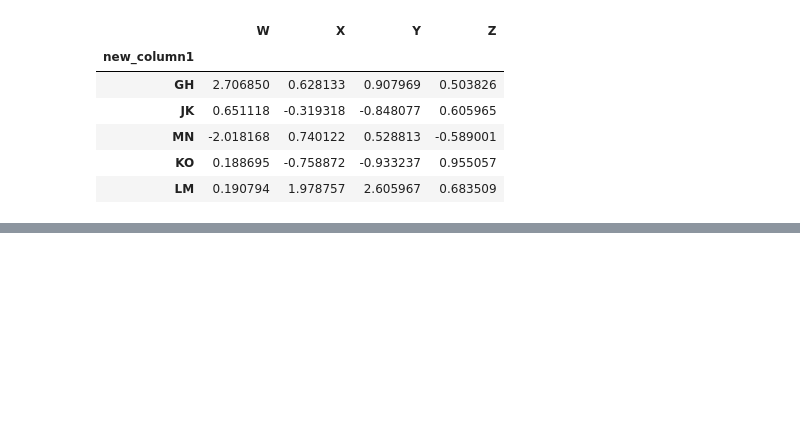
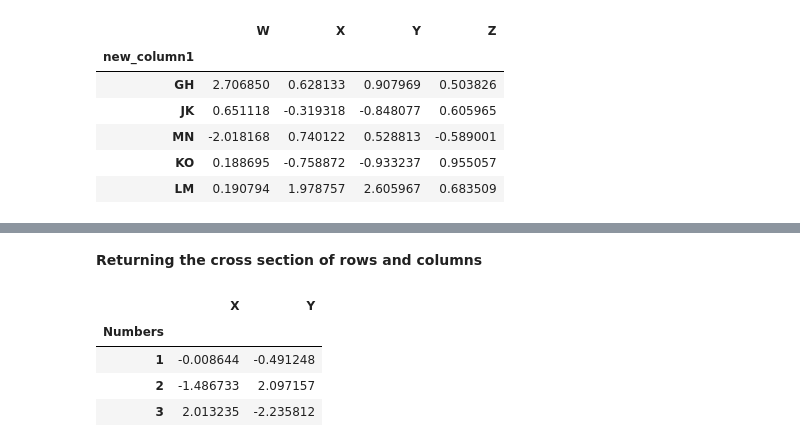
Before and after one commit to subhajitmajumder/python_program, a Jupyter notebook: me_Pandas.ipynb, the cells around one changed output, grey strips where cells are left out. Saved outputs shown, nothing was run; the diff lists cells and outputs as text; code cells hidden in the pictures; blank space fills up the shorter version.

```diff
--- a/me_Pandas.ipynb
+++ b/me_Pandas.ipynb
@@ -483,0 +577,17 @@ df.set_index('new_column1')
+# %% [markdown]
+**Returning the cross section of rows and columns**
+# %%
+#Lets grab everything under outside index G2
+
+# Method 1
+df.loc['G1']
+df
+
+#Method 2
+df.xs('G1')
+# %% [output]
+|  | X | Y |
+| Numbers |  |  |
+| 1 | -0.008644 | -0.491248 |
+| 2 | -1.486733 | 2.097157 |
+| 3 | 2.013235 | -2.235812 |
```
Also changed, not shown: parts of 15 cells of this notebook.
